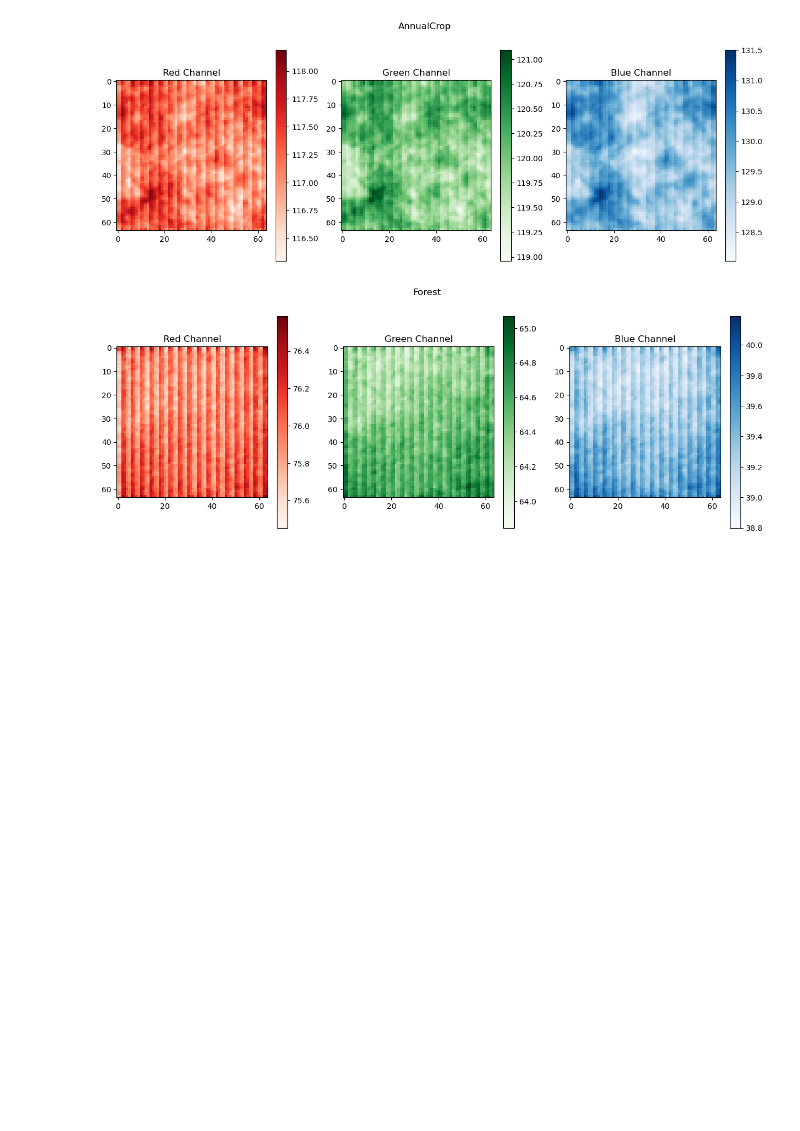
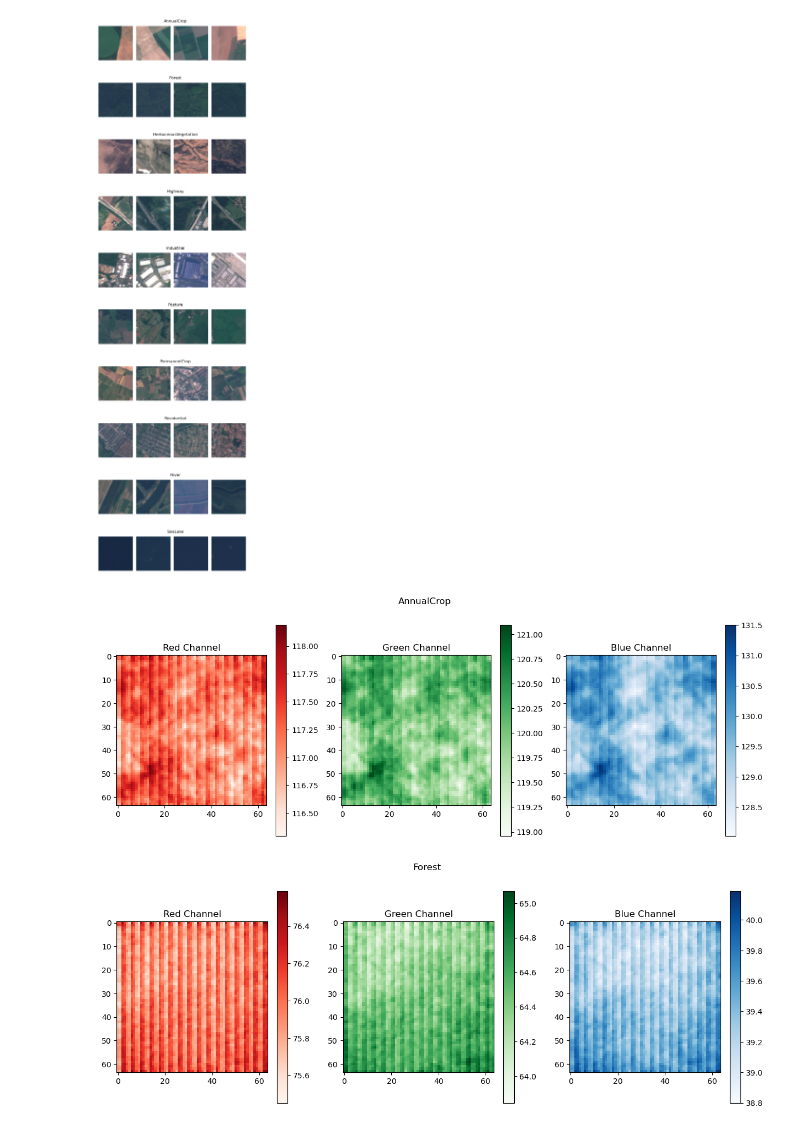
Before and after one commit to cloudburstnow/Eurosat-LandClassification-Resnet-Pytorch, a Jupyter notebook: notebooks/0.0-EuroSat-EDA.ipynb, the cells around one changed output. Cells and saved outputs as stored; diff of their text form; code cells hidden in the pictures; blank space fills up the shorter version.

```diff
--- a/notebooks/0.0-EuroSat-EDA.ipynb
+++ b/notebooks/0.0-EuroSat-EDA.ipynb
@@ -10,6 +14,43 @@ import sys
 sys.path.append('../')
 # %%
 data_folder = 'C:/dev/EuroSAT/2750/'
+# %%
+
+
+fig = plt.figure(figsize=(8, 30))
+
+gs = gridspec.GridSpec(10, 4, wspace=0.1, hspace=0.5)
+
+for i, folder_name in enumerate(os.listdir(data_folder)):
+    folder_path = os.path.join(data_folder, folder_name)
+
+    if not os.path.isdir(folder_path):
+        continue
+
+    img_count = 0
+
+    for file_name in os.listdir(folder_path):
+        if file_name.endswith(".jpg"):
+            file_path = os.path.join(folder_path, file_name)
+
+            img = mpimg.imread(file_path)
+            ax = fig.add_subplot(gs[i, img_count])
+            ax.imshow(img)
+            ax.axis('off')
+
+            img_count += 1
+
+            if img_count >= 4:
+                break
+
+    ax = fig.add_subplot(gs[i, 0])
+    ax.set_title(folder_name)
+    ax.title.set_position([2.25, 1.05])
+    ax.axis('off')
+
+plt.show()
+# %% [output]
+[figure, added]
 # %%
 for folder_name in os.listdir(data_folder):
     folder_path = os.path.join(data_folder, folder_name)
```
Also changed, not shown: parts of 1 cell of this notebook, 2 other files.
